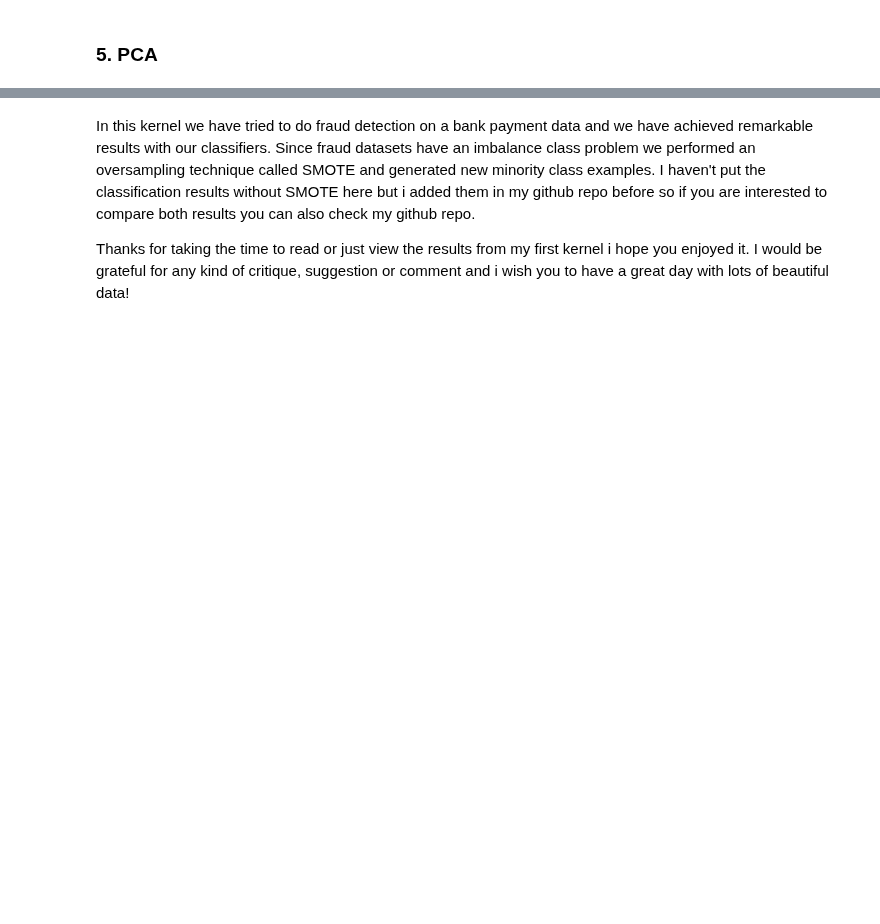
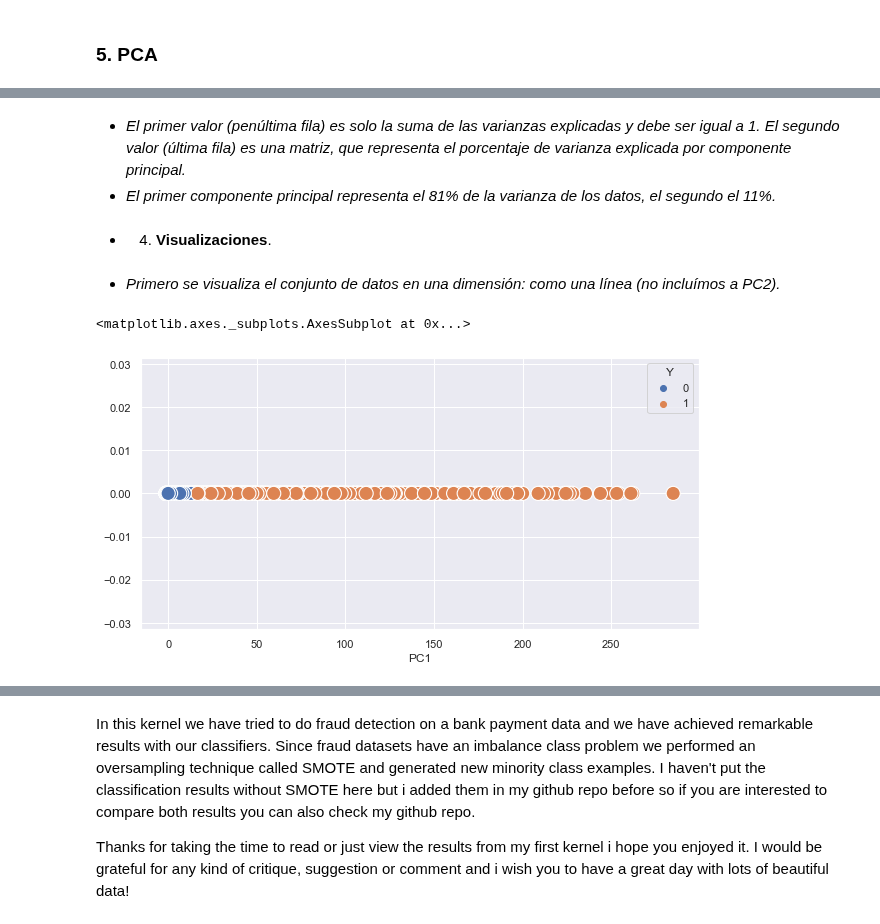
Before and after one commit to alseveso/AcamicaDS, a Jupyter notebook: Proyecto 4/Proyecto 04_Alejandra Seveso.ipynb, the cells around one changed output, grey strips where cells are left out. Cells and saved outputs as stored; diff of their text form; code cells hidden in the pictures; blank space fills up the shorter version.

```diff
--- a/Proyecto 4/Proyecto 04_Alejandra Seveso.ipynb
+++ b/Proyecto 4/Proyecto 04_Alejandra Seveso.ipynb
@@ -600,0 +624,3 @@ XGBoost_CLF.feature_importances_
+# %%
+from sklearn.preprocessing import RobustScaler
+X_escalado = RobustScaler().fit_transform(X)
@@ -600,0 +629,5 @@ XGBoost_CLF.feature_importances_
+# %%
+# Matriz de covarianza
+features = X_escalado.T
+cov_matrix = np.cov(features)
+cov_matrix[:5]
@@ -600,0 +649,3 @@ XGBoost_CLF.feature_importances_
+# %%
+# Eigendecomposition
+valores, vectores = np.linalg.eig (cov_matrix)
@@ -600,0 +673,22 @@ XGBoost_CLF.feature_importances_
+# %% [markdown]
+* *El primer valor (penúltima fila) es solo la suma de las varianzas explicadas y debe ser igual a 1. El segundo valor (última fila) es una matriz, que representa el porcentaje de varianza explicada por componente principal.*
+* *El primer componente principal representa el 81% de la varianza de los datos, el segundo el 11%.*
+# %% [markdown]
+* 4. **Visualizaciones**.
+# %%
+proyectado_1 = X_escalado.dot (vectores.T [0])
+proyectado_2 = X_escalado.dot (vectores.T [1])
+res = pd.DataFrame (proyectado_1, columns = ['PC1'])
+res ['PC2'] = proyectado_2
+res ['Y'] = y
+# %% [markdown]
+* *Primero se visualiza el conjunto de datos en una dimensión: como una línea (no incluímos a PC2).*
+# %%
+import matplotlib.pyplot as plt
+import seaborn as sns
+
+plt.figure(figsize=(10, 5))
+sns.scatterplot (res ['PC1'], [0] * len (res), hue = res ['Y'], s = 200)
+# %% [output]
+<matplotlib.axes._subplots.AxesSubplot at 0x...>
+[figure, added]
```
Also changed, not shown: parts of 56 cells of this notebook.
